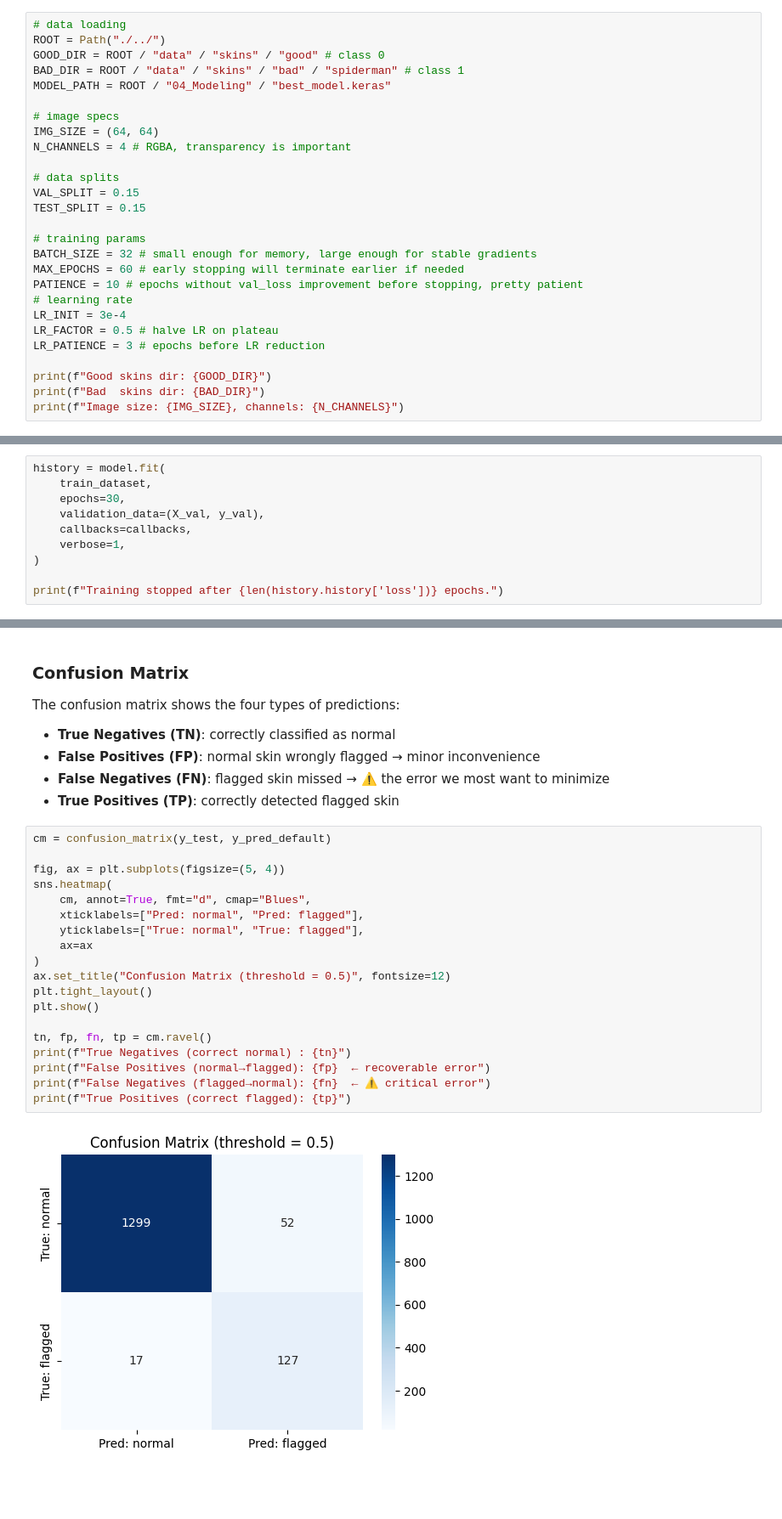
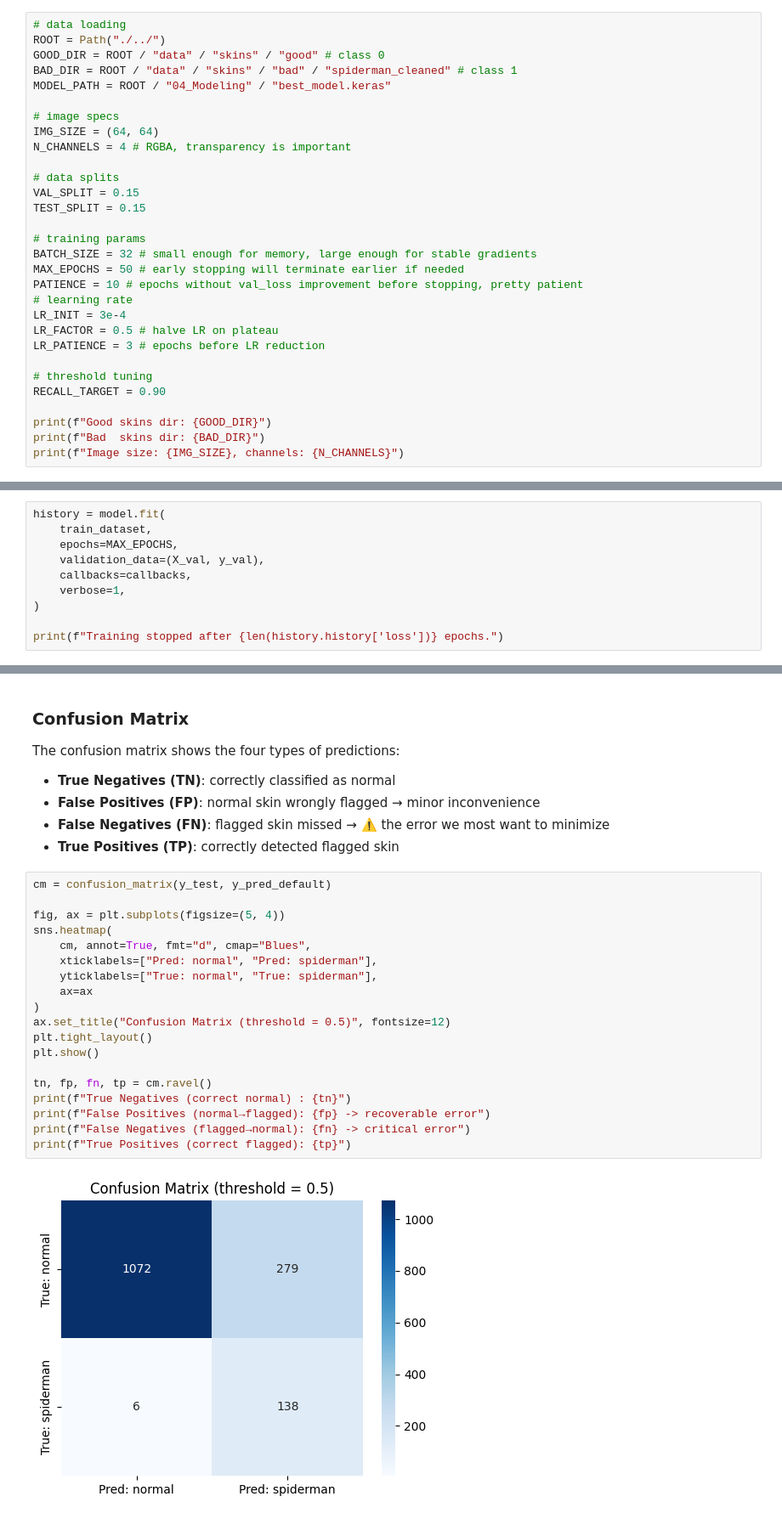
Before and after one commit to tobneu/ML_Project, a Jupyter notebook: 04_Modelling/Modeling.ipynb, the cells around one changed output, grey strips where cells are left out. Shown at 85% size. Drawn from its saved outputs; the diff is of its cells as text; blank space fills up the shorter version.

```diff
--- a/04_Modelling/Modeling.ipynb
+++ b/04_Modelling/Modeling.ipynb
@@ -68,7 +67,7 @@ It also documents every hyperparameter choice explicitly.
 # data loading
 ROOT = Path("./../")
 GOOD_DIR = ROOT / "data" / "skins" / "good" # class 0
-BAD_DIR = ROOT / "data" / "skins" / "bad" / "spiderman" # class 1
+BAD_DIR = ROOT / "data" / "skins" / "bad" / "spiderman_cleaned" # class 1
 MODEL_PATH = ROOT / "04_Modeling" / "best_model.keras"
 
 # image specs
@@ -81,13 +80,16 @@ TEST_SPLIT = 0.15
 
 # training params
 BATCH_SIZE = 32 # small enough for memory, large enough for stable gradients
-MAX_EPOCHS = 60 # early stopping will terminate earlier if needed
+MAX_EPOCHS = 50 # early stopping will terminate earlier if needed
 PATIENCE = 10 # epochs without val_loss improvement before stopping, pretty patient
 # learning rate
 LR_INIT = 3e-4
 LR_FACTOR = 0.5 # halve LR on plateau
 LR_PATIENCE = 3 # epochs before LR reduction
 
+# threshold tuning
+RECALL_TARGET = 0.90
+
 print(f"Good skins dir: {GOOD_DIR}")
 print(f"Bad  skins dir: {BAD_DIR}")
 print(f"Image size: {IMG_SIZE}, channels: {N_CHANNELS}")
@@ -433,7 +435,7 @@ train_dataset = train_dataset.shuffle(buffer_size=1024).batch(BATCH_SIZE).prefet
 # %%
 history = model.fit(
     train_dataset,
-    epochs=30,
+    epochs=MAX_EPOCHS,
     validation_data=(X_val, y_val),
     callbacks=callbacks,
     verbose=1,
@@ -529,21 +521,21 @@ The confusion matrix shows the four types of predictions:
 # %%
 cm = confusion_matrix(y_test, y_pred_default)
 
 fig, ax = plt.subplots(figsize=(5, 4))
 sns.heatmap(
     cm, annot=True, fmt="d", cmap="Blues",
-    xticklabels=["Pred: normal", "Pred: flagged"],
-    yticklabels=["True: normal", "True: flagged"],
+    xticklabels=["Pred: normal", "Pred: spiderman"],
+    yticklabels=["True: normal", "True: spiderman"],
     ax=ax
 )
 ax.set_title("Confusion Matrix (threshold = 0.5)", fontsize=12)
 plt.tight_layout()
 plt.show()
 
 tn, fp, fn, tp = cm.ravel()
 print(f"True Negatives (correct normal) : {tn}")
-print(f"False Positives (normal→flagged): {fp}  ← recoverable error")
-print(f"False Negatives (flagged→normal): {fn}  ← ⚠️ critical error")
+print(f"False Positives (normal→flagged): {fp} -> recoverable error")
+print(f"False Negatives (flagged→normal): {fn} -> critical error")
 print(f"True Positives (correct flagged): {tp}")
 # %% [output]
-[figure, old version]
+[figure, new version]
```
Also changed, not shown: parts of 28 cells of this notebook, 3 other files.
